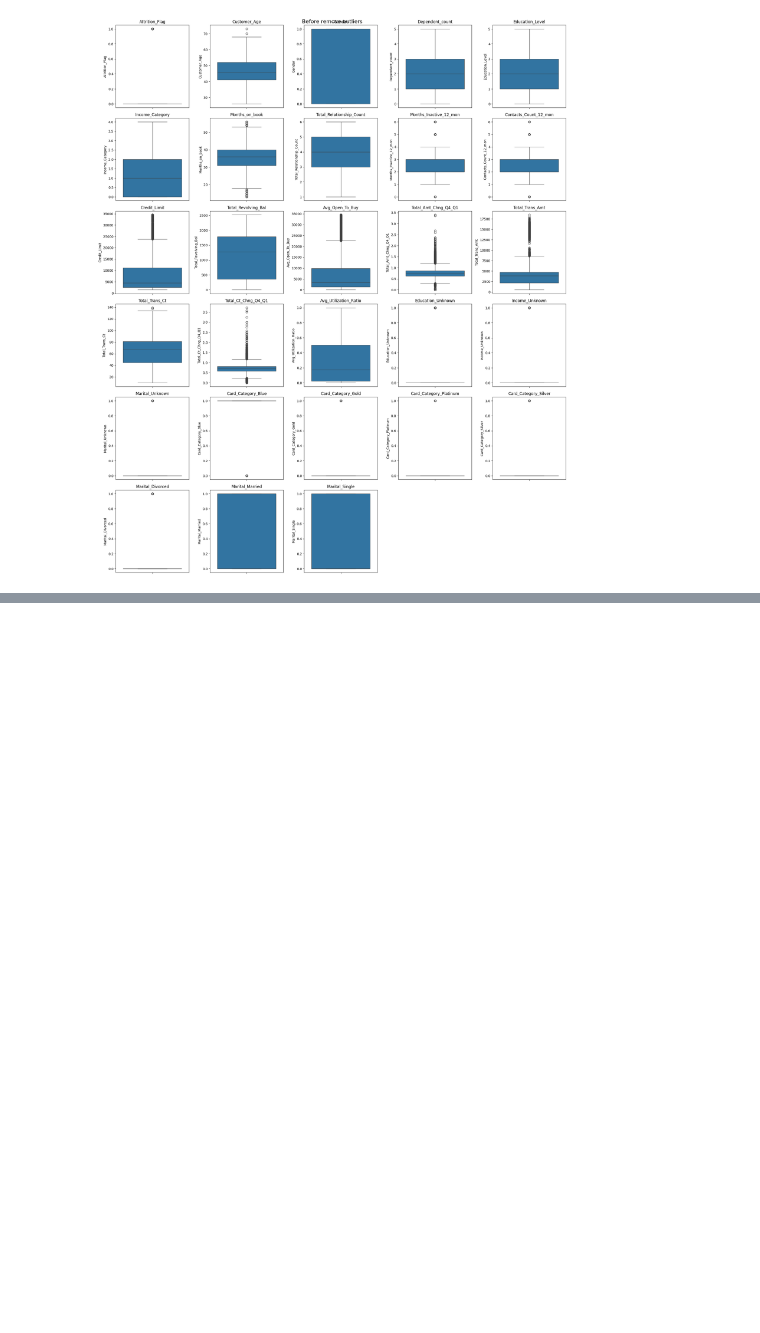
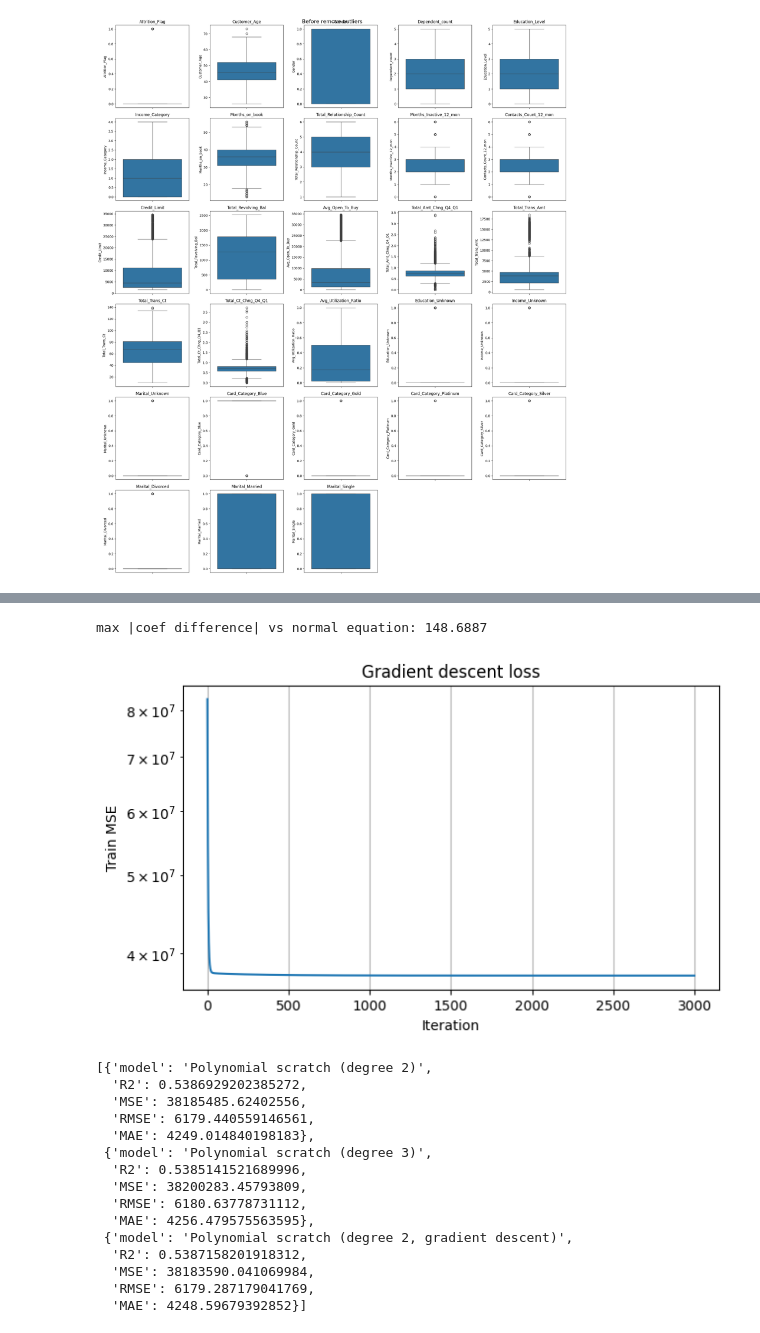
Before and after one commit to nj-nattida/Intro-to-ML, a Jupyter notebook: regression_compare.ipynb, the cells around one changed output, grey strips where cells are left out. Cells and saved outputs as stored; diff of their text form; code cells hidden in the pictures; blank space fills up the shorter version.

```diff
--- a/regression_compare.ipynb
+++ b/regression_compare.ipynb
@@ -67,0 +100,11 @@ import numpy as np
+# %%
+rows = []
+
+def evaluate(name, y_true, y_pred):
+    mse = mean_squared_error(y_true, y_pred)
+    row = {"model": name, "R2": r2_score(y_true, y_pred), "MSE": mse,
+           "RMSE": np.sqrt(mse), "MAE": mean_absolute_error(y_true, y_pred)}
+    rows.append(row)
+    return row
+
+evaluate("baseline (train mean)", y_test, np.full_like(y_test, y_train.mean()))
@@ -145,0 +194,4 @@ class PolyRegressionScratch:
+# %%
+lin = LinearRegressionScratch().fit(X_train, y_train)
+evaluate("Linear scratch (normal equation)", y_test, lin.predict(X_test))
+pd.Series(lin.coef_, index=reg_features).round(2)
@@ -145,0 +207,33 @@ class PolyRegressionScratch:
+# %%
+gd = GradientDescentRegression(iterations=3000, learning_rate=0.1).fit(X_train, y_train)
+evaluate("Linear scratch (gradient descent)", y_test, gd.predict(X_test))
+
+print("max |coef difference| vs normal equation:", np.abs(gd.coef_ - lin.coef_).max().round(4))
+plt.figure(figsize=(7, 4)); plt.plot(gd.losses); plt.yscale("log")
+plt.xlabel("Iteration"); plt.ylabel("Train MSE"); plt.title("Gradient descent loss"); plt.grid(True); plt.show()
+for degree in (2, 3):
+    poly = PolyRegressionScratch(degree=degree, poly_idx=poly_idx, solver="normal").fit(X_train, y_train)
+    evaluate(f"Polynomial scratch (degree {degree})", y_test, poly.predict(X_test))
+
+# Same degree-2 model trained by gradient descent: should match the normal-equation version
+poly_gd = PolyRegressionScratch(degree=2, poly_idx=poly_idx, solver="gd").fit(X_train, y_train)
+evaluate("Polynomial scratch (degree 2, gradient descent)", y_test, poly_gd.predict(X_test))
+rows[-3:]
+# %% [output]
+max |coef difference| vs normal equation: 148.6887
+[figure, added]
+[{'model': 'Polynomial scratch (degree 2)',
+  'R2': 0.5386929202385272,
+  'MSE': 38185485.62402556,
+  'RMSE': 6179.440559146561,
+  'MAE': 4249.014840198183},
+ {'model': 'Polynomial scratch (degree 3)',
+  'R2': 0.5385141521689996,
+  'MSE': 38200283.45793809,
+  'RMSE': 6180.63778731112,
+  'MAE': 4256.479575563595},
+ {'model': 'Polynomial scratch (degree 2, gradient descent)',
+  'R2': 0.5387158201918312,
+  'MSE': 38183590.041069984,
+  'RMSE': 6179.287179041769,
+  'MAE': 4248.59679392852}]
```
Also changed, not shown: parts of 8 cells of this notebook, 2 other files.
